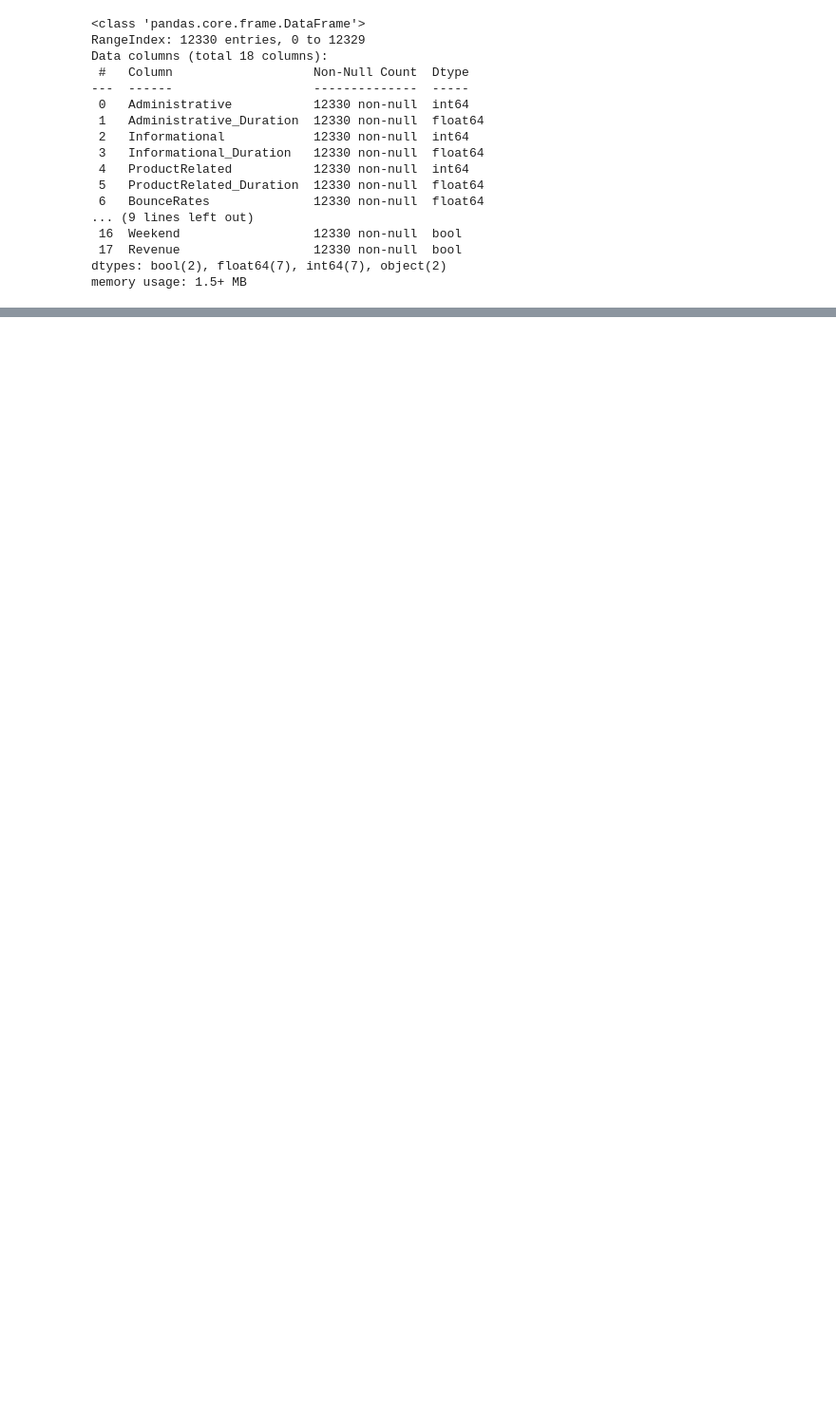
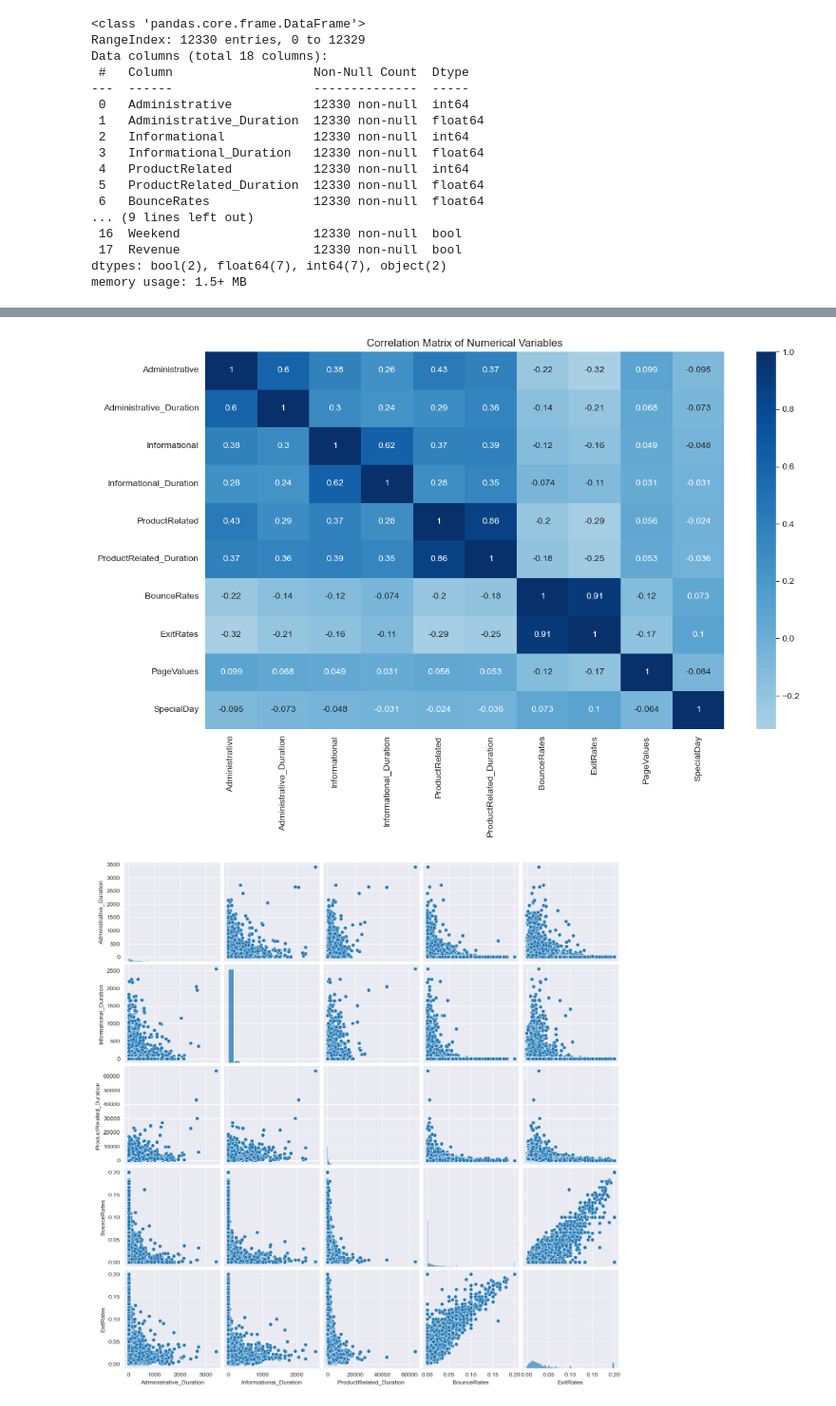
Before and after one commit to Geovannyy/Geovannyy-ML-DM-with-Python-and-Azure-ML-Studio, a Jupyter notebook: notebooks/Task_2_Clustering.ipynb, the cells around one changed output, grey strips where cells are left out. Shown at 95% size. Cells and saved outputs as stored; diff of their text form; code cells hidden in the pictures; blank space fills up the shorter version.

```diff
--- a/notebooks/Task_2_Clustering.ipynb
+++ b/notebooks/Task_2_Clustering.ipynb
@@ -96,0 +213,15 @@ df.describe(include='all').T
+# %%
+# Correlation matrix for numerical variables
+plt.figure(figsize=(12, 8))
+sns.heatmap(df[numerical_cols].corr(), annot=True, cmap='Blues', center=0)
+plt.title('Correlation Matrix of Numerical Variables')
+plt.tight_layout()
+plt.show()
+
+# Pairplot for key numerical variables
+sns.pairplot(df[['Administrative_Duration', 'Informational_Duration',
+                 'ProductRelated_Duration', 'BounceRates', 'ExitRates']])
+plt.show()
+# %% [output]
+[figure, added]
+[figure, added]
```
Also changed, not shown: parts of 36 cells of this notebook, 3 other files.
